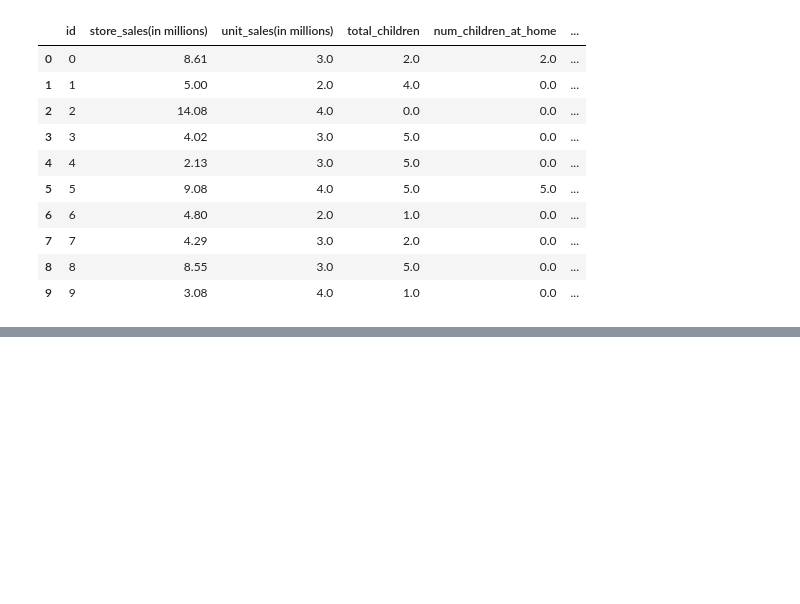
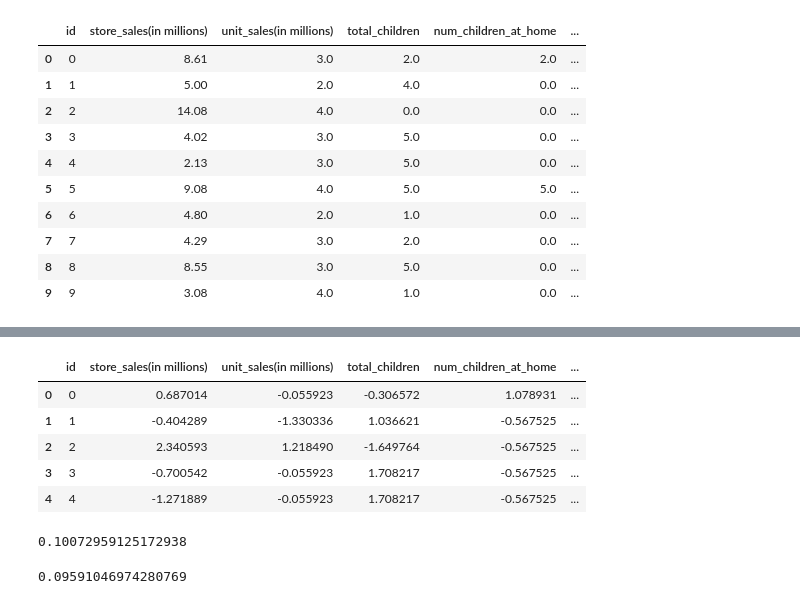
Before and after one commit to pp1e/omnissiah, a Jupyter notebook: media_campaign_cost.ipynb, the cells around one changed output, grey strips where cells are left out. Drawn from its saved outputs; the diff is of its cells as text; code cells hidden in the pictures; blank space fills up the shorter version.

```diff
--- a/media_campaign_cost.ipynb
+++ b/media_campaign_cost.ipynb
@@ -82,0 +151,40 @@ train_df.shape
+# %%
+scaler = StandardScaler()
+train_df_scaled = train_df.copy()
+test_df_scaled = test_df.copy()
+
+numeric_features = ['store_sales(in millions)', 'unit_sales(in millions)', 'total_children', 'num_children_at_home',
+                    'avg_cars_at home(approx).1', 'gross_weight', 'units_per_case', 'store_sqft']
+
+train_df_scaled[numeric_features] = scaler.fit_transform(train_df[numeric_features])
+test_df_scaled[numeric_features] = scaler.transform(test_df[numeric_features])
+
+X = train_df_scaled.drop(columns=['id', 'cost'])
+y = train_df_scaled['cost']
+
+X_train, X_val, y_train, y_val = train_test_split(X, y, test_size=0.2, random_state=42)
+# %%
+train_df_scaled.head()
+# %% [output]
+|  | id | store_sales(in millions) | unit_sales(in millions) | total_children | num_children_at_home | ... |
+| 0 | 0 | 0.687014 | -0.055923 | -0.306572 | 1.078931 | ... |
+| 1 | 1 | -0.404289 | -1.330336 | 1.036621 | -0.567525 | ... |
+| 2 | 2 | 2.340593 | 1.218490 | -1.649764 | -0.567525 | ... |
+| 3 | 3 | -0.700542 | -0.055923 | 1.708217 | -0.567525 | ... |
+| 4 | 4 | -1.271889 | -0.055923 | 1.708217 | -0.567525 | ... |
+# %%
+model = LinearRegression()
+model.fit(X_train, y_train)
+
+y_pred = model.predict(X_val)
+print(mean_squared_log_error(y_val, y_pred))
+# %% [output]
+0.10072959125172938
+# %%
+rf_model = RandomForestRegressor(random_state=42)
+rf_model.fit(X_train, y_train)
+
+y_pred_rf = rf_model.predict(X_val)
+print(mean_squared_log_error(y_val, y_pred_rf))
+# %% [output]
+0.09591046974280769
```
Also changed, not shown: parts of 11 cells of this notebook.
